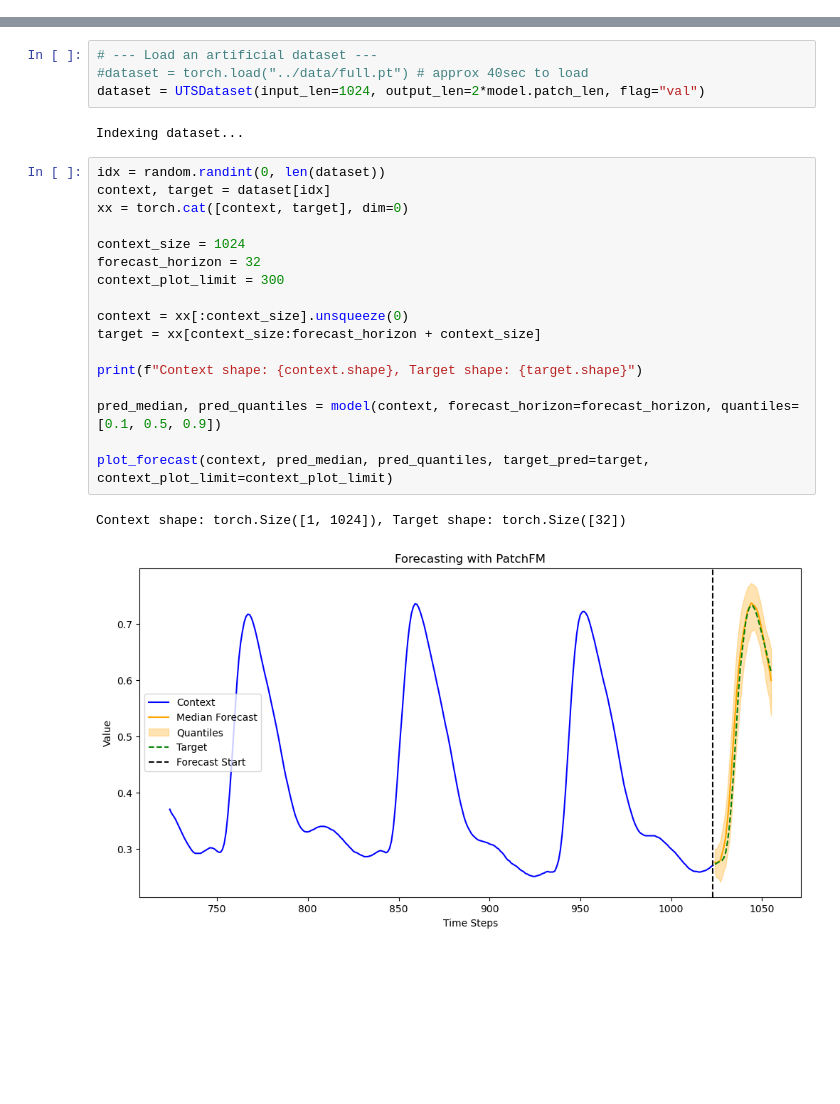
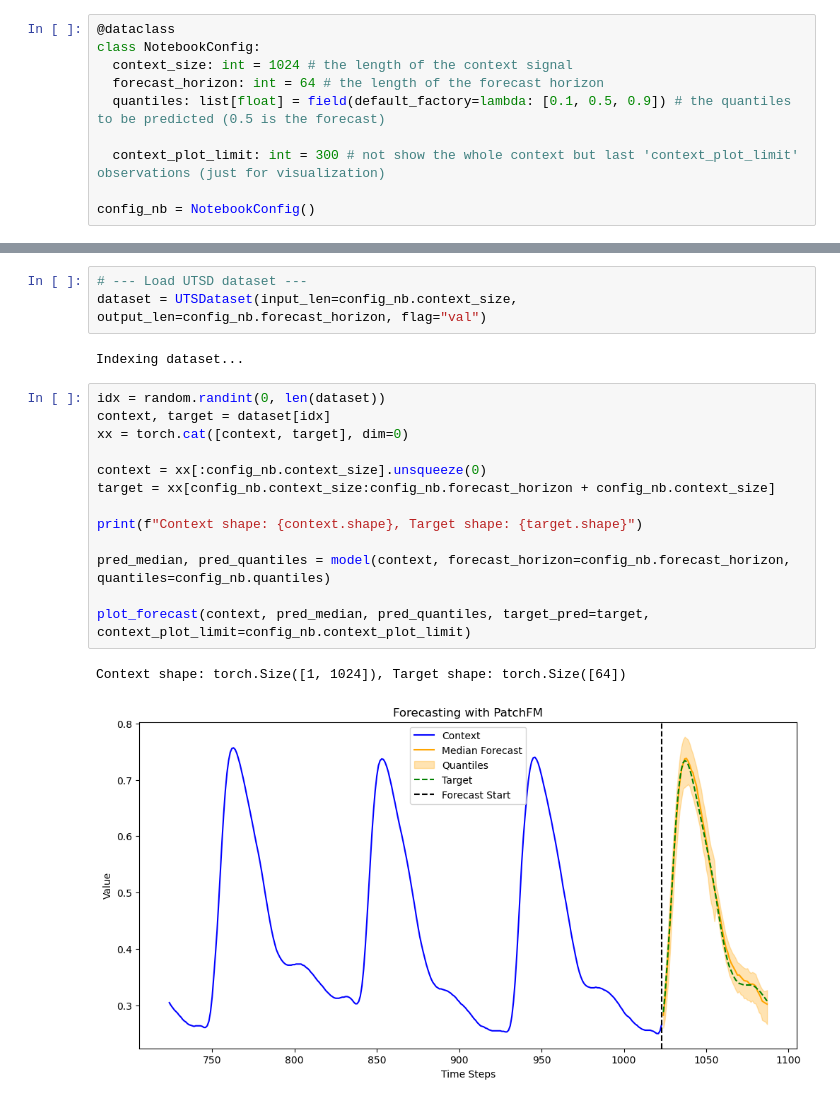
Before and after one commit to vilhess/PatchFM, a Jupyter notebook: notebooks/tutorial.ipynb, the cells around one changed output, grey strips where cells are left out. Saved outputs shown, nothing was run; the diff lists cells and outputs as text; blank space fills up the shorter version.

```diff
--- a/notebooks/tutorial.ipynb
+++ b/notebooks/tutorial.ipynb
@@ -10,6 +11,16 @@ sys.path.append("..")
 from model import Forecaster, plot_forecast
 from configs import PatchFMConfig
 from dataset import UTSDataset
+# %%
+@dataclass
+class NotebookConfig:
+  context_size: int = 1024 # the length of the context signal
+  forecast_horizon: int = 64 # the length of the forecast horizon
+  quantiles: list[float] = field(default_factory=lambda: [0.1, 0.5, 0.9]) # the quantiles to be predicted (0.5 is the forecast)
+
+  context_plot_limit: int = 300 # not show the whole context but last 'context_plot_limit' observations (just for visualization)
+
+config_nb = NotebookConfig()
 # %%
 # --- Instantiate model ---
 config = PatchFMConfig(compile=True, load_from_hub=True)
@@ -19,28 +30,23 @@ Loading base model from HuggingFace Hub...
 # %% [markdown]
 # Forecasting
 # %%
-# --- Load an artificial dataset ---
-#dataset = torch.load("../data/full.pt") # approx 40sec to load
-dataset = UTSDataset(input_len=1024, output_len=2*model.patch_len, flag="val")
+# --- Load UTSD dataset ---
+dataset = UTSDataset(input_len=config_nb.context_size, output_len=config_nb.forecast_horizon, flag="val")
 # %% [output]
 Indexing dataset...
 # %%
 idx = random.randint(0, len(dataset))
 context, target = dataset[idx]
 xx = torch.cat([context, target], dim=0)
 
-context_size = 1024
-forecast_horizon = 32
-context_plot_limit = 300
-
-context = xx[:context_size].unsqueeze(0)
-target = xx[context_size:forecast_horizon + context_size]
+context = xx[:config_nb.context_size].unsqueeze(0)
+target = xx[config_nb.context_size:config_nb.forecast_horizon + config_nb.context_size]
 
 print(f"Context shape: {context.shape}, Target shape: {target.shape}")
 
-pred_median, pred_quantiles = model(context, forecast_horizon=forecast_horizon, quantiles=[0.1, 0.5, 0.9])
+pred_median, pred_quantiles = model(context, forecast_horizon=config_nb.forecast_horizon, quantiles=config_nb.quantiles)
 
-plot_forecast(context, pred_median, pred_quantiles, target_pred=target, context_plot_limit=context_plot_limit)
+plot_forecast(context, pred_median, pred_quantiles, target_pred=target, context_plot_limit=config_nb.context_plot_limit)
 # %% [output]
-Context shape: torch.Size([1, 1024]), Target shape: torch.Size([32])
+Context shape: torch.Size([1, 1024]), Target shape: torch.Size([64])
-[figure, old version]
+[figure, new version]
```
Also changed, not shown: parts of 1 cell of this notebook, 1 other file.
